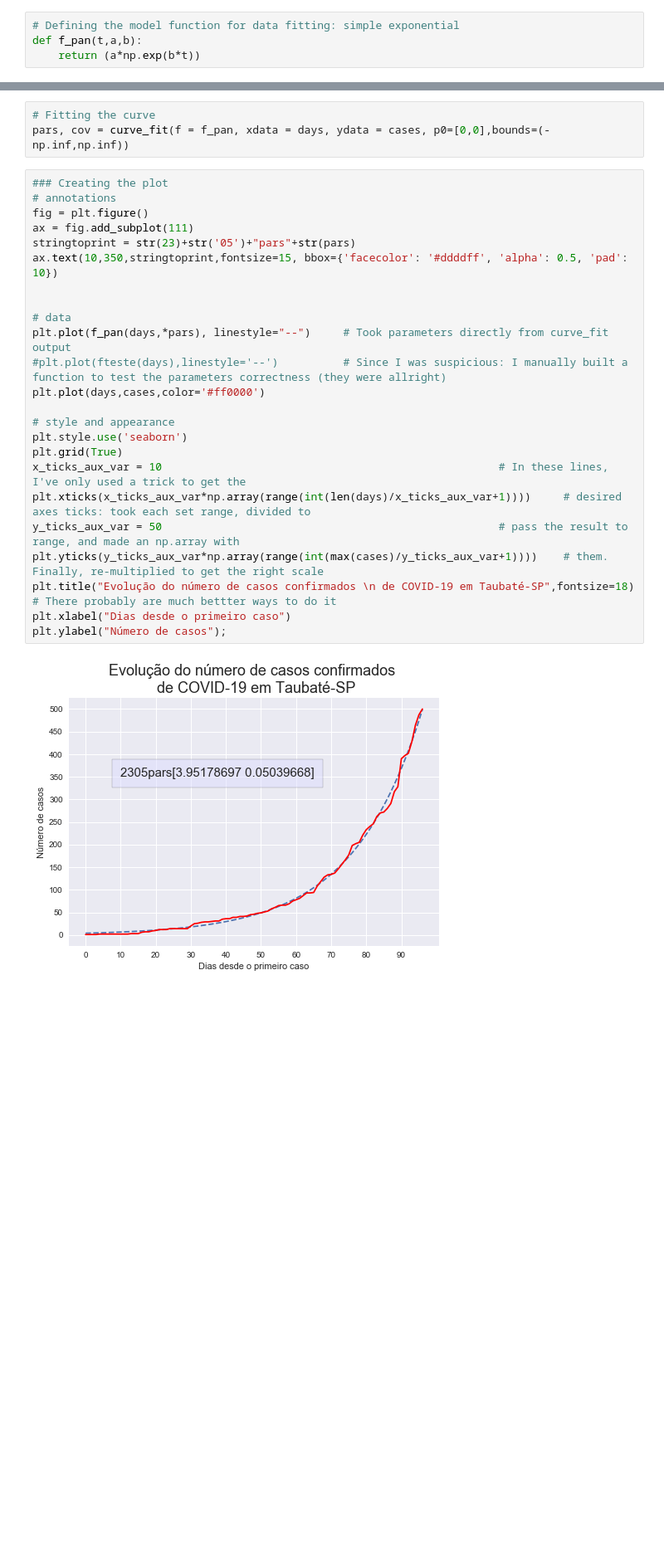
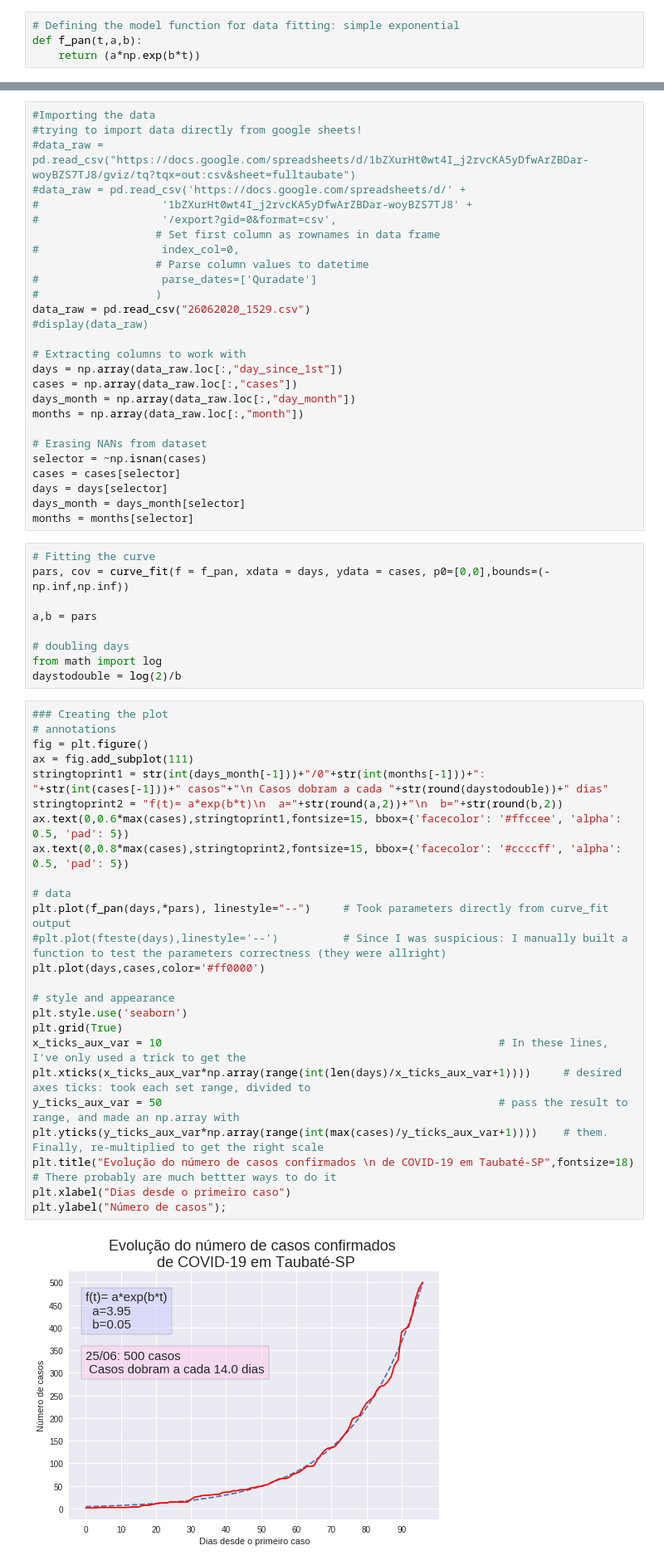
Before and after one commit to NikolasSchildberg/covidtaubate, a Jupyter notebook: covidtaubate.ipynb, the cells around one changed output, grey strips where cells are left out. Shown at 83% size. Cells and saved outputs as stored; diff of their text form; blank space fills up the shorter version.

Commit message:
atualizei plot

```diff
--- a/covidtaubate.ipynb
+++ b/covidtaubate.ipynb
@@ -30,32 +17,66 @@ days = days[:len(cases)]
+# %%
+#Importing the data
+#trying to import data directly from google sheets!
+#data_raw = pd.read_csv("https://docs.google.com/spreadsheets/d/1bZXurHt0wt4I_j2rvcKA5yDfwArZBDar-woyBZS7TJ8/gviz/tq?tqx=out:csv&sheet=fulltaubate")
+#data_raw = pd.read_csv('https://docs.google.com/spreadsheets/d/' +
+#                   '1bZXurHt0wt4I_j2rvcKA5yDfwArZBDar-woyBZS7TJ8' +
+#                   '/export?gid=0&format=csv',
+                   # Set first column as rownames in data frame
+#                   index_col=0,
+                   # Parse column values to datetime
+#                   parse_dates=['Quradate']
+#                  )
+data_raw = pd.read_csv("26062020_1529.csv")
+#display(data_raw)
+
+# Extracting columns to work with
+days = np.array(data_raw.loc[:,"day_since_1st"])
+cases = np.array(data_raw.loc[:,"cases"])
+days_month = np.array(data_raw.loc[:,"day_month"])
+months = np.array(data_raw.loc[:,"month"])
+
+# Erasing NANs from dataset
+selector = ~np.isnan(cases)
+cases = cases[selector]
+days = days[selector]
+days_month = days_month[selector]
+months = months[selector]
 # %%
 # Fitting the curve
 pars, cov = curve_fit(f = f_pan, xdata = days, ydata = cases, p0=[0,0],bounds=(-np.inf,np.inf))
+
+a,b = pars
+
+# doubling days
+from math import log
+daystodouble = log(2)/b
 # %%
 ### Creating the plot
 # annotations
 fig = plt.figure()
 ax = fig.add_subplot(111)
-stringtoprint = str(23)+str('05')+"pars"+str(pars)
-ax.text(10,350,stringtoprint,fontsize=15, bbox={'facecolor': '#ddddff', 'alpha': 0.5, 'pad': 10})
-
+stringtoprint1 = str(int(days_month[-1]))+"/0"+str(int(months[-1]))+": "+str(int(cases[-1]))+" casos"+"\n Casos dobram a cada "+str(round(daystodouble))+" dias"
+stringtoprint2 = "f(t)= a*exp(b*t)\n  a="+str(round(a,2))+"\n  b="+str(round(b,2))
+ax.text(0,0.6*max(cases),stringtoprint1,fontsize=15, bbox={'facecolor': '#ffccee', 'alpha': 0.5, 'pad': 5})
+ax.text(0,0.8*max(cases),stringtoprint2,fontsize=15, bbox={'facecolor': '#ccccff', 'alpha': 0.5, 'pad': 5})
 
 # data
 plt.plot(f_pan(days,*pars), linestyle="--")     # Took parameters directly from curve_fit output
 #plt.plot(fteste(days),linestyle='--')          # Since I was suspicious: I manually built a function to test the parameters correctness (they were allright)
 plt.plot(days,cases,color='#ff0000')
 
 # style and appearance
 plt.style.use('seaborn')
 plt.grid(True)
 x_ticks_aux_var = 10                                                    # In these lines, I've only used a trick to get the
 plt.xticks(x_ticks_aux_var*np.array(range(int(len(days)/x_ticks_aux_var+1))))     # desired axes ticks: took each set range, divided to
 y_ticks_aux_var = 50                                                    # pass the result to range, and made an np.array with
 plt.yticks(y_ticks_aux_var*np.array(range(int(max(cases)/y_ticks_aux_var+1))))    # them. Finally, re-multiplied to get the right scale
 plt.title("Evolução do número de casos confirmados \n de COVID-19 em Taubaté-SP",fontsize=18)      # There probably are much bettter ways to do it
 plt.xlabel("Dias desde o primeiro caso")
 plt.ylabel("Número de casos");
 # %% [output]
-[figure, old version]
+[figure, new version]
 # %%
 a,b = pars
 def fteste(t):
```
Also changed, not shown: parts of 3 cells of this notebook.
